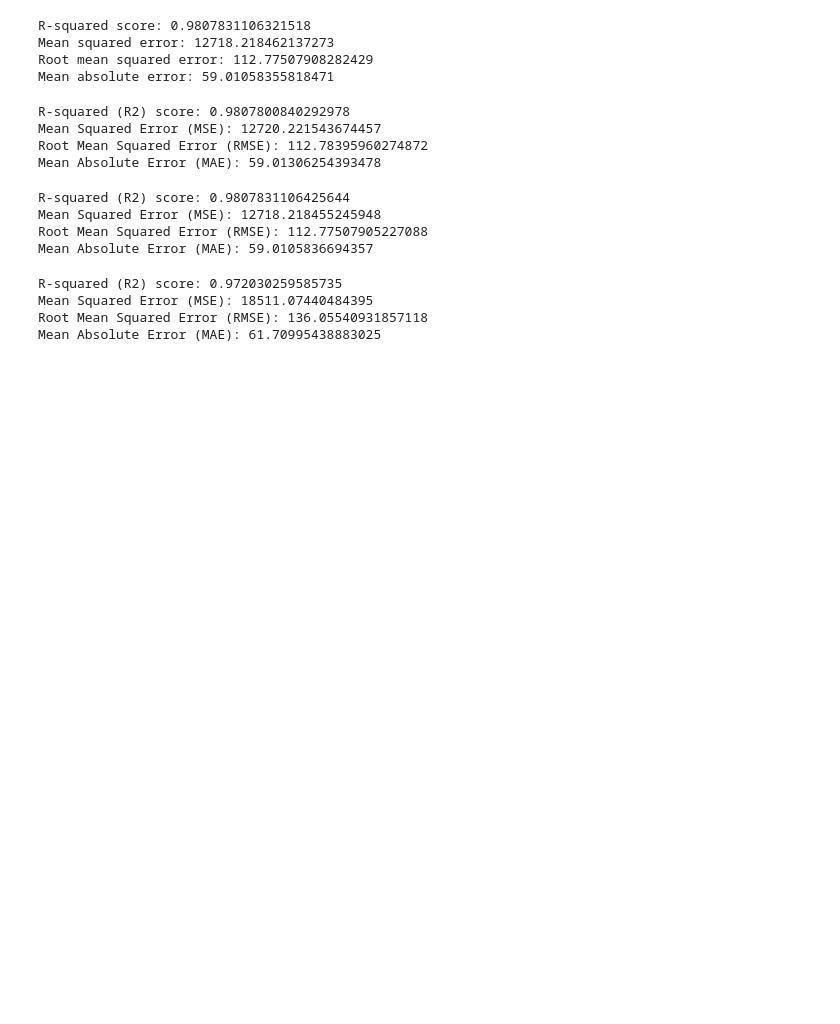
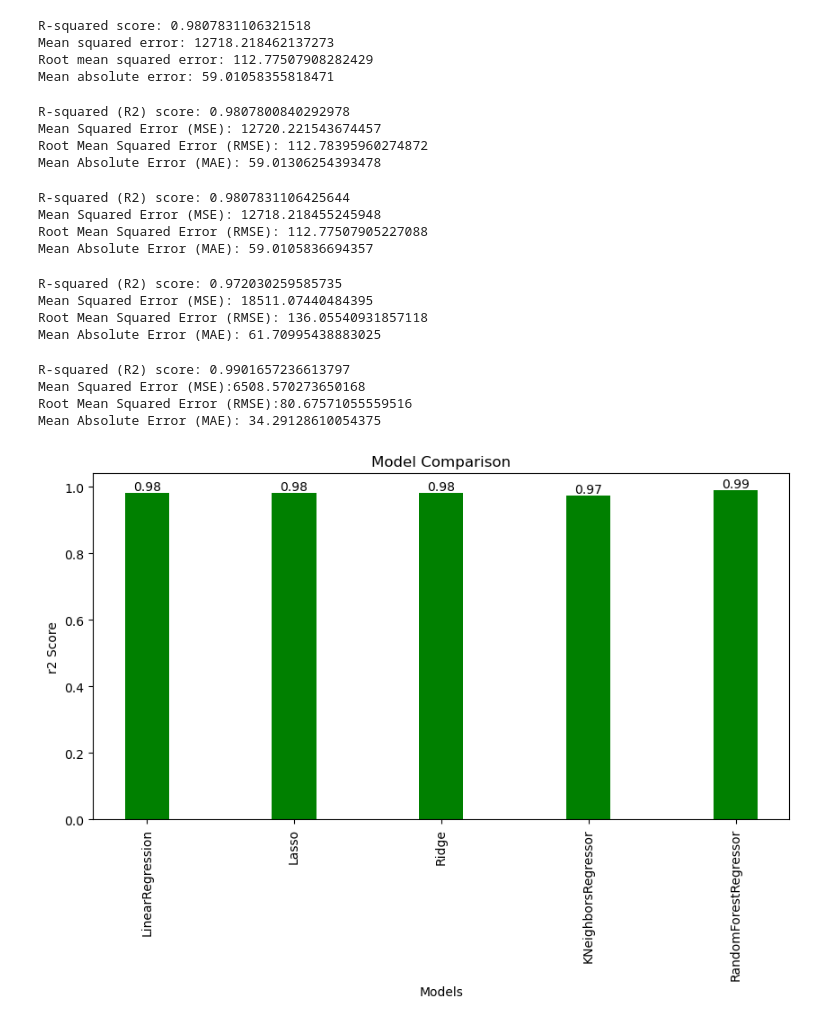
Before and after one commit to yarradedeepya/Health-Insurance-claims-prediction, a Jupyter notebook: healthinurance-claims.ipynb, the cells around one changed output. Saved outputs shown, nothing was run; the diff lists cells and outputs as text; code cells hidden in the pictures; blank space fills up the shorter version.

```diff
--- a/healthinurance-claims.ipynb
+++ b/healthinurance-claims.ipynb
@@ -536,7 +578,10 @@ rmse = np.sqrt(mse)
 
 # Calculate the mean absolute error on the test data
 mae = mean_absolute_error(y_test, y_pred)
-
+r2score.append(r2)
+mse_values.append(mse)
+rmse_values.append(rmse)
+mae_values.append(mae)
 print("R-squared (R2) score:", r2_score)
 print("Mean Squared Error (MSE):", mse)
 print("Root Mean Squared Error (RMSE):", rmse)
@@ -564,7 +609,10 @@ r2 = r2_score(y_test, y_pred)
 mse = mean_squared_error(y_test, y_pred)
 rmse = np.sqrt(mse)
 mae = mean_absolute_error(y_test, y_pred)
-
+r2score.append(r2)
+mse_values.append(mse)
+rmse_values.append(rmse)
+mae_values.append(mae)
 # print the evaluation metrics
 print("R-squared (R2) score:", r2)
 print("Mean Squared Error (MSE):", mse)
@@ -593,7 +641,10 @@ r2 = r2_score(y_test, y_pred)
 mse = mean_squared_error(y_test, y_pred)
 rmse = np.sqrt(mse)
 mae = mean_absolute_error(y_test, y_pred)
-
+r2score.append(r2)
+mse_values.append(mse)
+rmse_values.append(rmse)
+mae_values.append(mae)
 # print the evaluation metrics
 print("R-squared (R2) score:", r2)
 print("Mean Squared Error (MSE):", mse)
@@ -620,8 +671,37 @@ r2 = r2_score(y_test, y_pred)
 mse = mean_squared_error(y_test, y_pred)
 rmse = mean_squared_error(y_test, y_pred, squared=False)
 mae = mean_absolute_error(y_test, y_pred)
-
+r2score.append(r2)
+mse_values.append(mse)
+rmse_values.append(rmse)
+mae_values.append(mae)
 print("R-squared (R2) score: {}".format(r2))
 print("Mean Squared Error (MSE):{}".format(mse))
 print("Root Mean Squared Error (RMSE):{}".format(rmse))
 print("Mean Absolute Error (MAE): {}".format(mae))
+# %% [output]
+R-squared (R2) score: 0.9901657236613797
+Mean Squared Error (MSE):6508.570273650168
+Root Mean Squared Error (RMSE):80.67571055559516
+Mean Absolute Error (MAE): 34.29128610054375
+# %%
+import matplotlib.pyplot as plt
+
+models = ['LinearRegression', 'Lasso', 'Ridge', 'KNeighborsRegressor', 'RandomForestRegressor']
+
+
+fig, ax = plt.subplots(figsize=(10,5))
+rects = ax.bar(models, r2score, color='g', width=0.3)
+
+ax.set_xlabel('Models')
+ax.set_ylabel('r2 Score')
+ax.set_title('Model Comparison')
+ax.set_xticklabels(models, rotation=90)
+
+for rect in rects:
+    height = rect.get_height()
+    ax.text(rect.get_x() + rect.get_width() / 2, height, f'{height:.2f}', ha='center', va='bottom')
+
+plt.show()
+# %% [output]
+[figure, added]
```
Also changed, not shown: parts of 8 cells of this notebook.
